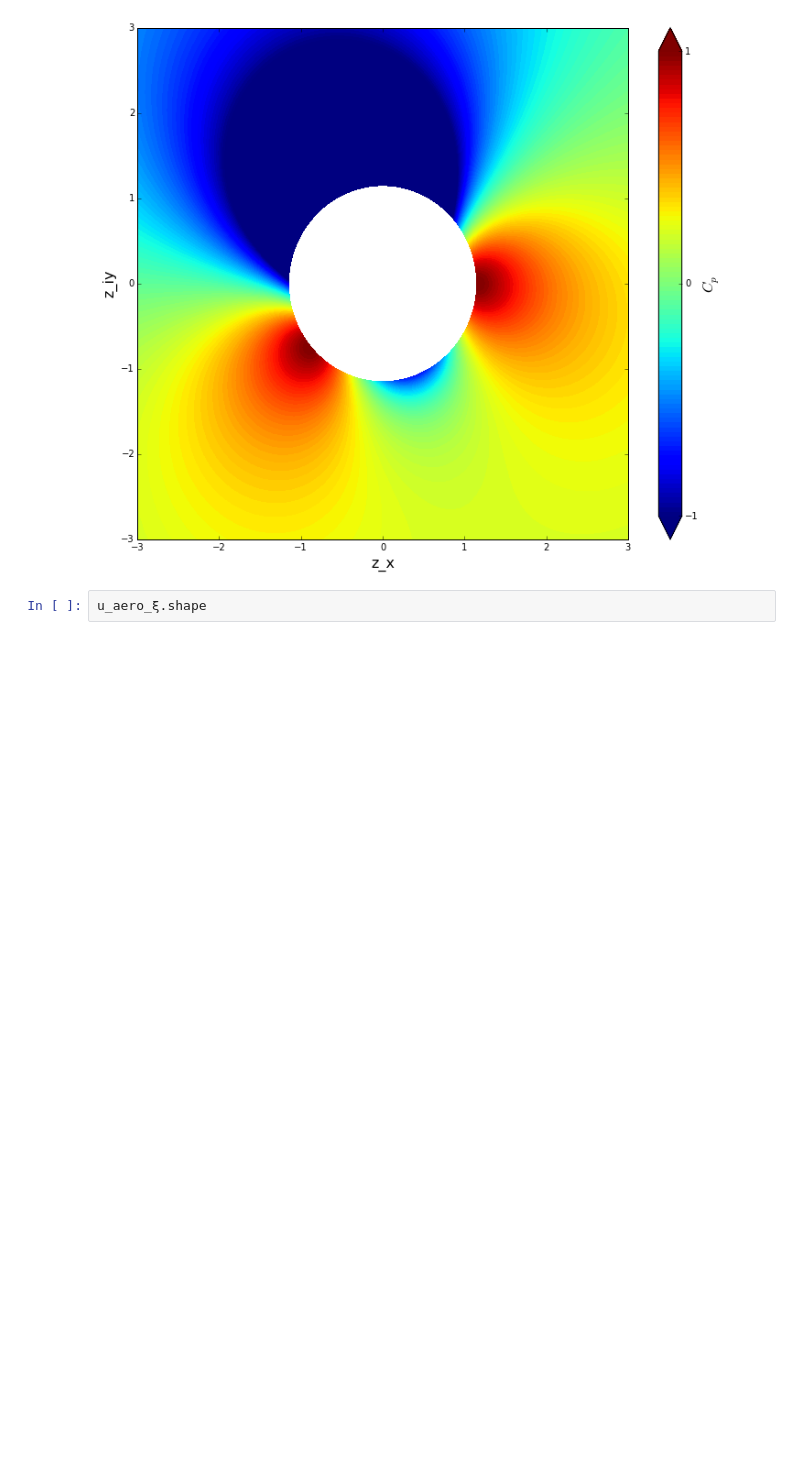
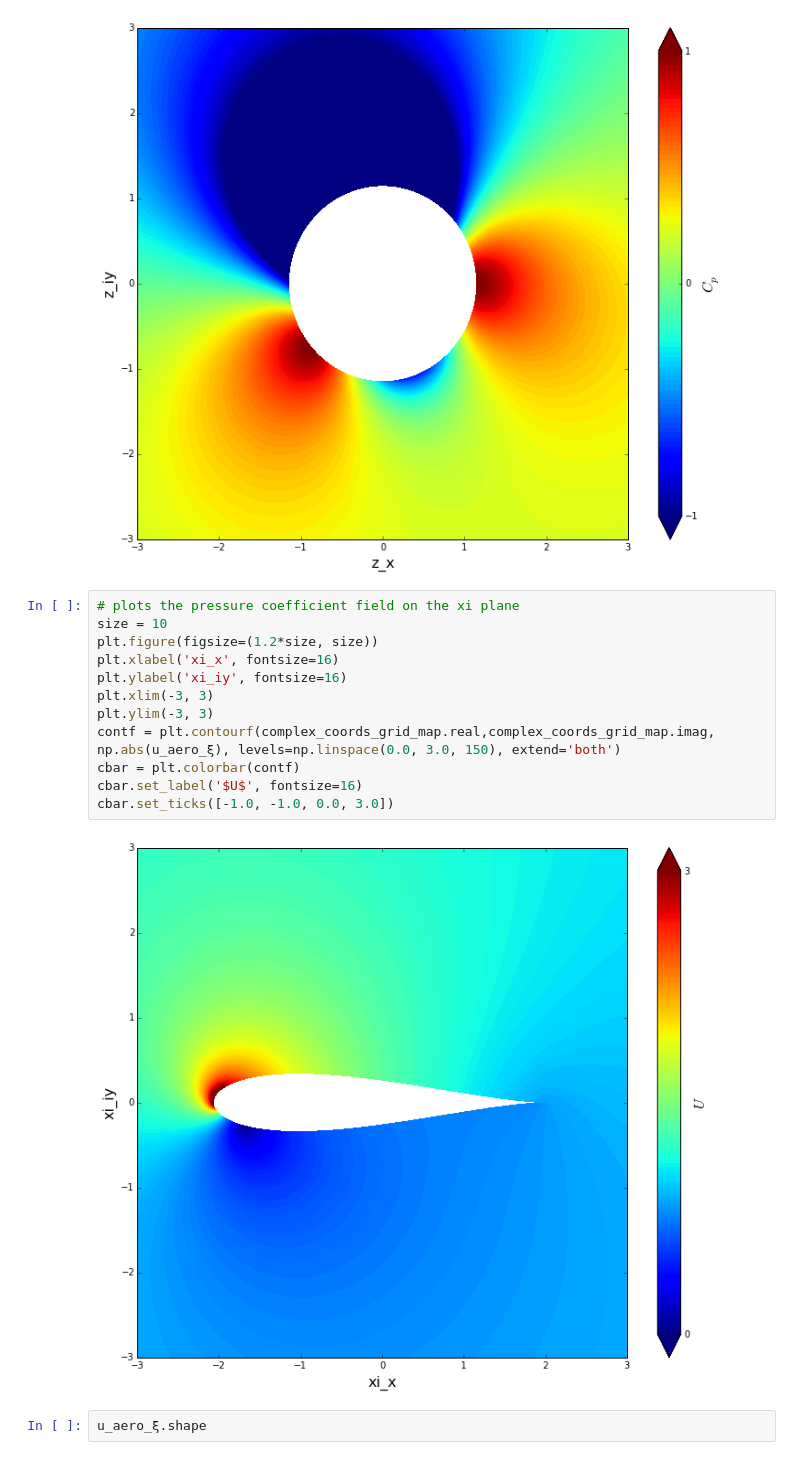
Before and after one commit to chiseler/AeroPython, a Jupyter notebook: lessons/nd_06_Lesson06_Assignment.ipynb, the cells around one changed output. Cells and saved outputs as stored; diff of their text form; blank space fills up the shorter version.

```diff
--- a/lessons/nd_06_Lesson06_Assignment.ipynb
+++ b/lessons/nd_06_Lesson06_Assignment.ipynb
@@ -729,6 +729,20 @@ cbar.set_label('$C_p$', fontsize=16)
 cbar.set_ticks([-2.0, -1.0, 0.0, 1.0])
 # %% [output]
 [figure]
+# %%
+# plots the pressure coefficient field on the xi plane
+size = 10
+plt.figure(figsize=(1.2*size, size))
+plt.xlabel('xi_x', fontsize=16)
+plt.ylabel('xi_iy', fontsize=16)
+plt.xlim(-3, 3)
+plt.ylim(-3, 3)
+contf = plt.contourf(complex_coords_grid_map.real,complex_coords_grid_map.imag, np.abs(u_aero_ξ), levels=np.linspace(0.0, 3.0, 150), extend='both')
+cbar = plt.colorbar(contf)
+cbar.set_label('$U$', fontsize=16)
+cbar.set_ticks([-1.0, -1.0, 0.0, 3.0])
+# %% [output]
+[figure, added]
 # %%
 u_aero_ξ.shape
 # %% [output]
```
Also changed, not shown: parts of 5 cells of this notebook.
